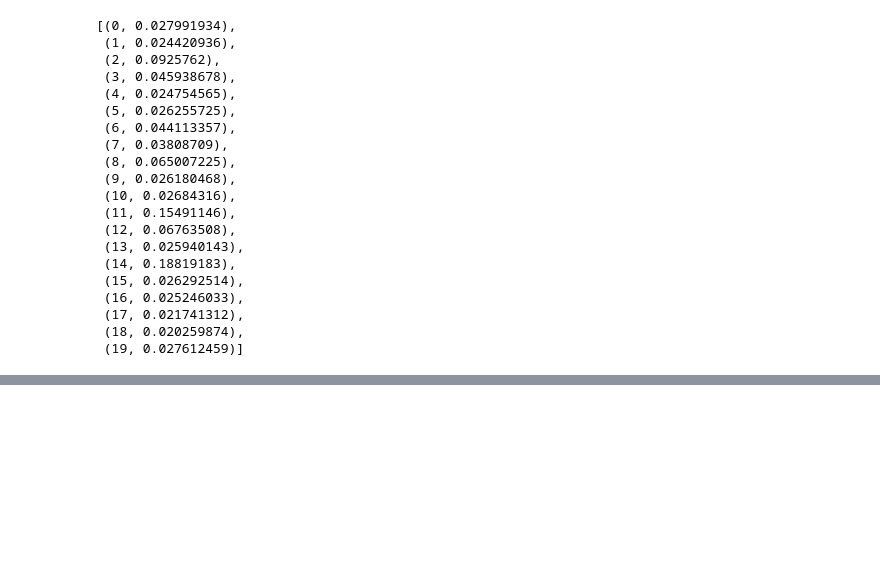
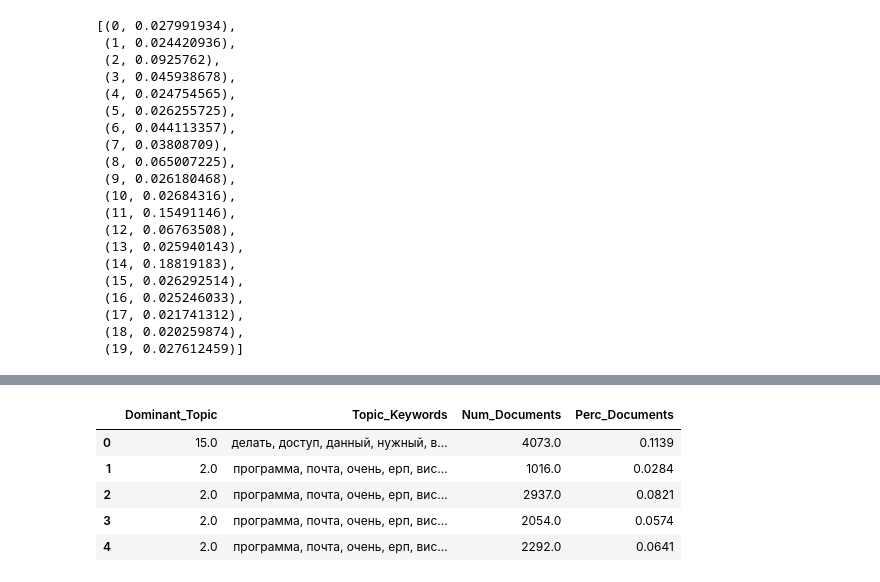
Before and after one commit to gulchitai/nlu-nevada, a Jupyter notebook: nlu-nevada.ipynb, the cells around one changed output, grey strips where cells are left out. Cells and saved outputs as stored; diff of their text form; code cells hidden in the pictures; blank space fills up the shorter version.

```diff
--- a/nlu-nevada.ipynb
+++ b/nlu-nevada.ipynb
@@ -584,0 +766,25 @@ ldamodel3.get_document_topics(corpus2)[0]
+# %%
+# Number of Documents for Each Topic
+topic_counts = df_topic_sents_keywords['Dominant_Topic'].value_counts()
+
+# Percentage of Documents for Each Topic
+topic_contribution = round(topic_counts/topic_counts.sum(), 4)
+
+# Topic Number and Keywords
+topic_num_keywords = df_topic_sents_keywords[['Dominant_Topic', 'Topic_Keywords']]
+
+# Concatenate Column wise
+df_dominant_topics = pd.concat([topic_num_keywords, topic_counts, topic_contribution], axis=1)
+
+# Change Column names
+df_dominant_topics.columns = ['Dominant_Topic', 'Topic_Keywords', 'Num_Documents', 'Perc_Documents']
+
+# Show
+df_dominant_topics.head()
+# %% [output]
+|  | Dominant_Topic | Topic_Keywords | Num_Documents | Perc_Documents |
+| 0 | 15.0 | делать, доступ, данный, нужный, в... | 4073.0 | 0.1139 |
+| 1 | 2.0 | программа, почта, очень, ерп, вис... | 1016.0 | 0.0284 |
+| 2 | 2.0 | программа, почта, очень, ерп, вис... | 2937.0 | 0.0821 |
+| 3 | 2.0 | программа, почта, очень, ерп, вис... | 2054.0 | 0.0574 |
+| 4 | 2.0 | программа, почта, очень, ерп, вис... | 2292.0 | 0.0641 |
```
Also changed, not shown: parts of 23 cells of this notebook.
